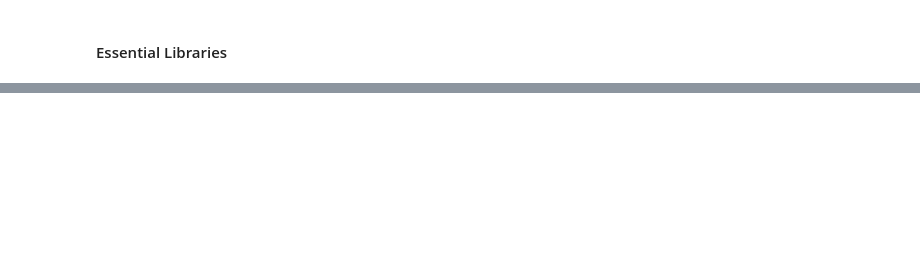
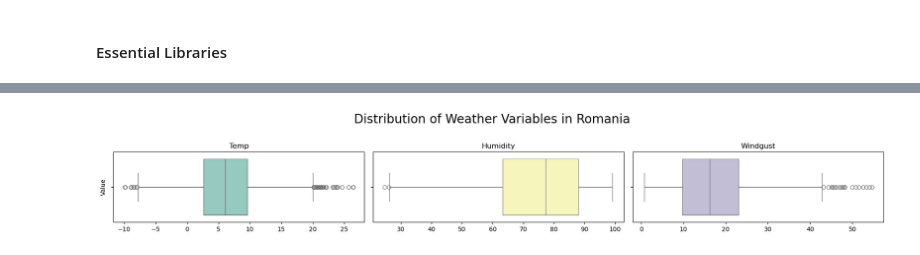
Before and after one commit to auttwitter/DSI-04, a Jupyter notebook: projects/project_capstone/code/02_EDA.ipynb, the cells around one changed output, grey strips where cells are left out. Saved outputs shown, nothing was run; the diff lists cells and outputs as text; code cells hidden in the pictures; blank space fills up the shorter version.

```diff
--- a/projects/project_capstone/code/02_EDA.ipynb
+++ b/projects/project_capstone/code/02_EDA.ipynb
@@ -314,0 +24,9 @@ dtype: object
+# %%
+import pandas as pd
+import seaborn as sns
+
+colord = sns.color_palette('Set3')                        # Set color for discrete values
+colorc = sns.color_palette('Spectral', as_cmap = True)    # Set color for continuous values
+
+import matplotlib.pyplot as plt
+from sklearn.preprocessing import StandardScaler
@@ -314,0 +35,5 @@ dtype: object
+# %%
+df = pd.read_csv('../data/cleaned/electricity_romania.csv')       # Import
+df['datetime'] = pd.to_datetime(df['datetime'])                   # Formatting `datetime`
+df['month'] = df['datetime'].dt.month                             # Extract month
+df['hour'] = df['datetime'].dt.hour                               # Extract hour
@@ -314,0 +92,21 @@ dtype: object
+# %%
+import matplotlib.pyplot as plt
+import seaborn as sns
+
+# Set the style and color palette
+
+fig, axes = plt.subplots(nrows=1, ncols=3, figsize=(18, 3))
+fig.suptitle('Distribution of Weather Variables in Romania', fontsize=20)
+
+for i, col in enumerate(['temp', 'humidity', 'windgust']):
+    sns.boxplot(data = df[col], ax = axes[i], color = colord[i], orient = 'h')
+    axes[i].set_title(col.capitalize())
+    axes[0].set_ylabel('Value')
+    axes[i].set_xlabel('')
+
+# Adjust layout
+plt.tight_layout(rect=[0, 0.03, 1, 0.95])
+plt.savefig('../image/weather_box.png', dpi = 300, bbox_inches = 'tight')
+plt.show();
+# %% [output]
+[figure, added]
```
Also changed, not shown: parts of 47 cells of this notebook, 9 other files.
